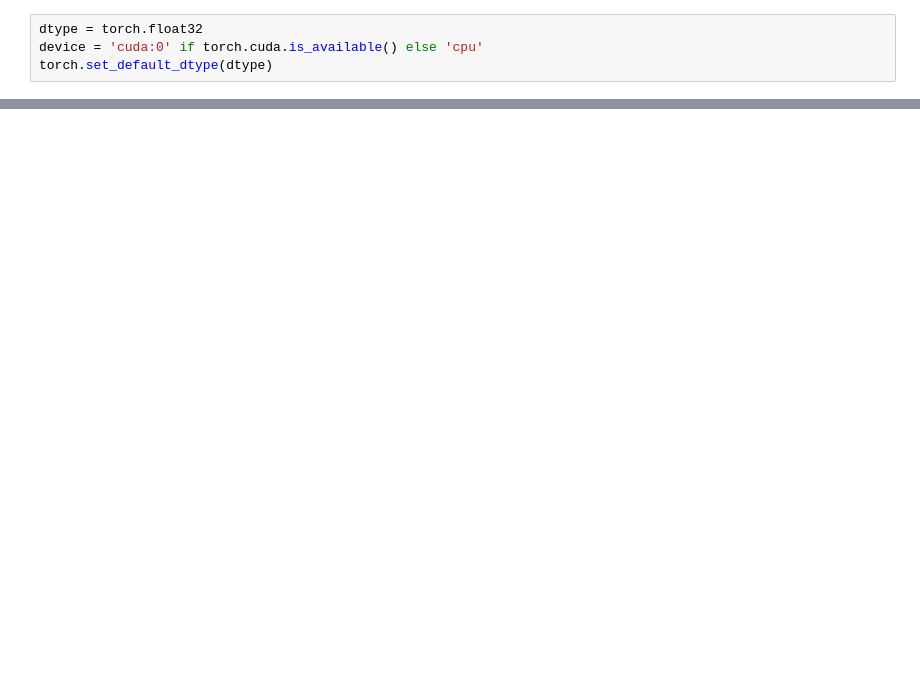
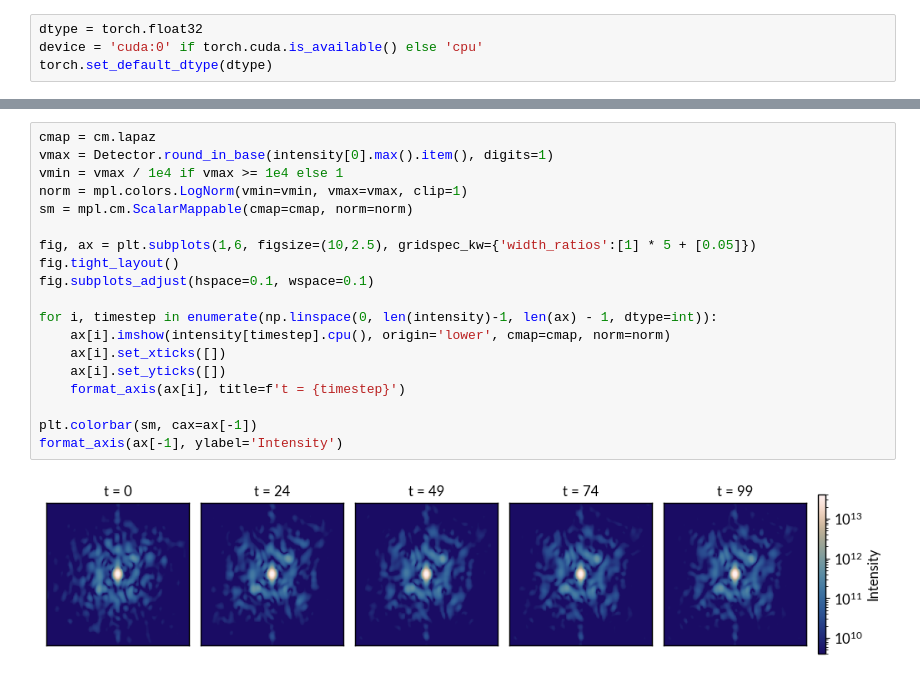
Before and after one commit to ninarina12/AI-DINO, a Jupyter notebook: simple_demo.ipynb, the cells around one changed output, grey strips where cells are left out. Cells and saved outputs as stored; diff of their text form; blank space fills up the shorter version.

```diff
--- a/simple_demo.ipynb
+++ b/simple_demo.ipynb
@@ -129,0 +150,21 @@ fig = detector.plot_intensity(intensity[0], q_vectors)
+# %%
+cmap = cm.lapaz
+vmax = Detector.round_in_base(intensity[0].max().item(), digits=1)
+vmin = vmax / 1e4 if vmax >= 1e4 else 1
+norm = mpl.colors.LogNorm(vmin=vmin, vmax=vmax, clip=1)
+sm = mpl.cm.ScalarMappable(cmap=cmap, norm=norm)
+
+fig, ax = plt.subplots(1,6, figsize=(10,2.5), gridspec_kw={'width_ratios':[1] * 5 + [0.05]})
+fig.tight_layout()
+fig.subplots_adjust(hspace=0.1, wspace=0.1)
+
+for i, timestep in enumerate(np.linspace(0, len(intensity)-1, len(ax) - 1, dtype=int)):
+    ax[i].imshow(intensity[timestep].cpu(), origin='lower', cmap=cmap, norm=norm)
+    ax[i].set_xticks([])
+    ax[i].set_yticks([])
+    format_axis(ax[i], title=f't = {timestep}')
+
+plt.colorbar(sm, cax=ax[-1])
+format_axis(ax[-1], ylabel='Intensity')
+# %% [output]
+[figure, added]
```
Also changed, not shown: parts of 15 cells of this notebook, 3 other files.
